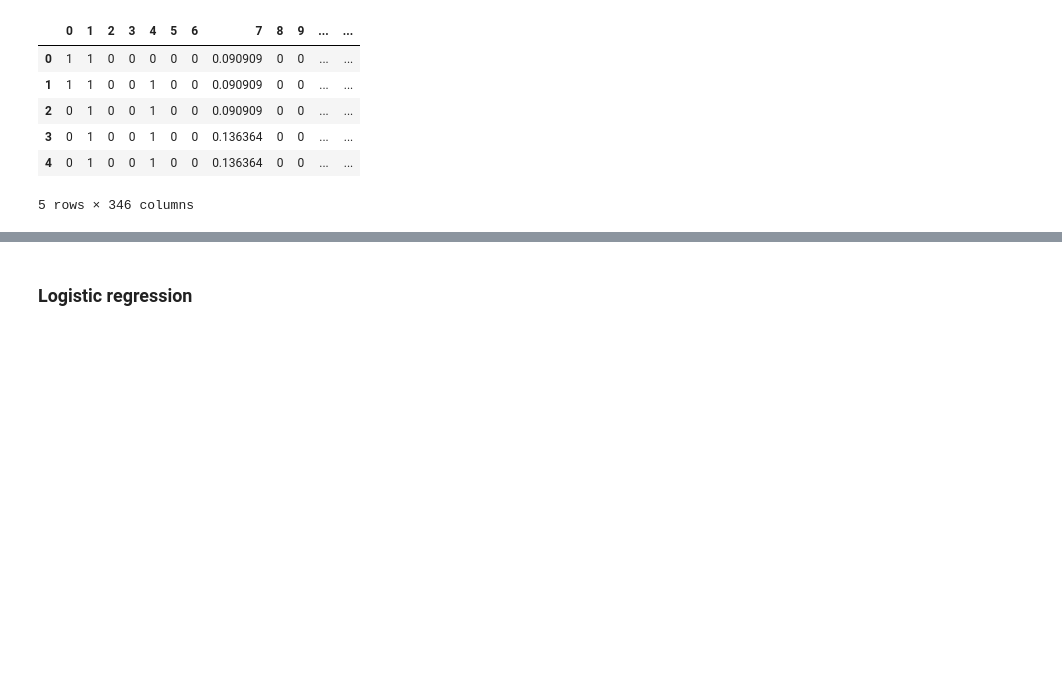
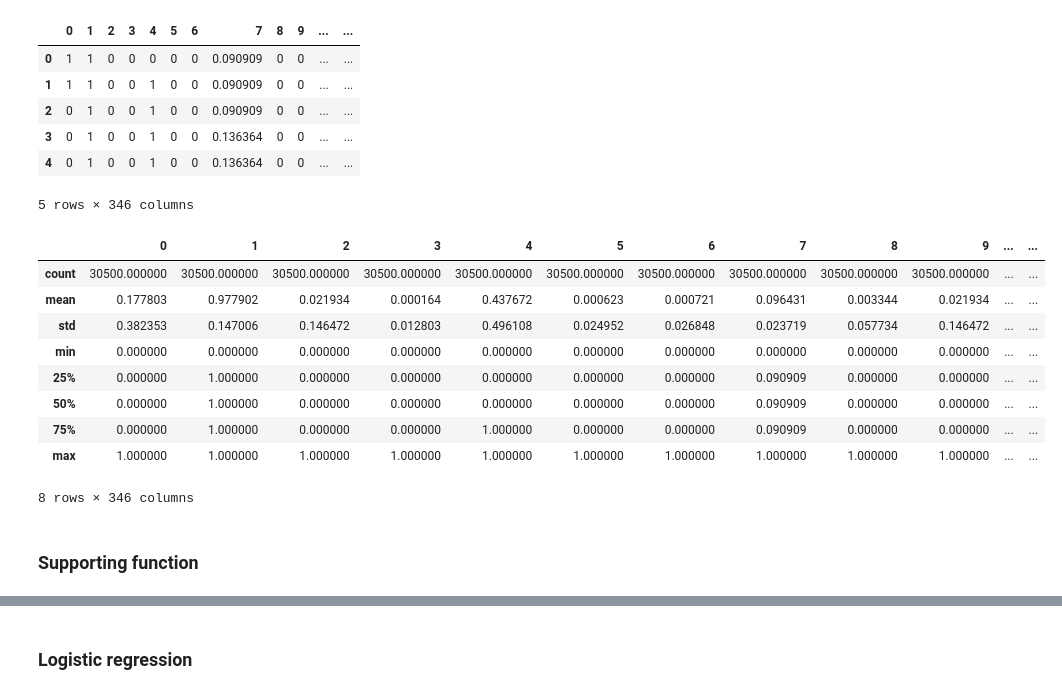
Before and after one commit to k-sobolev/Module_bank_challenge, a Jupyter notebook: Online.ipynb, the cells around one changed output, grey strips where cells are left out. Drawn from its saved outputs; the diff is of its cells as text; code cells hidden in the pictures; blank space fills up the shorter version.

```diff
--- a/Online.ipynb
+++ b/Online.ipynb
@@ -12,6 +14,7 @@ from sklearn.model_selection import train_test_split
 %matplotlib inline
 # %%
 train = pd.read_csv('train.csv', '\t', index_col='Unnamed: 0')
+train = train.drop_duplicates()
 test = pd.read_csv('test.csv', '\t', index_col='Unnamed: 0')
 X = train.drop('0', axis=1).as_matrix()
 y = train['0']
@@ -29,6 +32,21 @@ train.head()
 | 3 | 0 | 1 | 0 | 0 | 1 | 0 | 0 | 0.136364 | 0 | 0 | ... | ... |
 | 4 | 0 | 1 | 0 | 0 | 1 | 0 | 0 | 0.136364 | 0 | 0 | ... | ... |
 5 rows × 346 columns
+# %%
+train.describe()
+# %% [output]
+|  | 0 | 1 | 2 | 3 | 4 | 5 | 6 | 7 | 8 | 9 | ... | ... |
+| count | 30500.000000 | 30500.000000 | 30500.000000 | 30500.000000 | 30500.000000 | 30500.000000 | 30500.000000 | 30500.000000 | 30500.000000 | 30500.000000 | ... | ... |
+| mean | 0.177803 | 0.977902 | 0.021934 | 0.000164 | 0.437672 | 0.000623 | 0.000721 | 0.096431 | 0.003344 | 0.021934 | ... | ... |
+| std | 0.382353 | 0.147006 | 0.146472 | 0.012803 | 0.496108 | 0.024952 | 0.026848 | 0.023719 | 0.057734 | 0.146472 | ... | ... |
+| min | 0.000000 | 0.000000 | 0.000000 | 0.000000 | 0.000000 | 0.000000 | 0.000000 | 0.000000 | 0.000000 | 0.000000 | ... | ... |
+| 25% | 0.000000 | 1.000000 | 0.000000 | 0.000000 | 0.000000 | 0.000000 | 0.000000 | 0.090909 | 0.000000 | 0.000000 | ... | ... |
+| 50% | 0.000000 | 1.000000 | 0.000000 | 0.000000 | 0.000000 | 0.000000 | 0.000000 | 0.090909 | 0.000000 | 0.000000 | ... | ... |
+| 75% | 0.000000 | 1.000000 | 0.000000 | 0.000000 | 1.000000 | 0.000000 | 0.000000 | 0.090909 | 0.000000 | 0.000000 | ... | ... |
+| max | 1.000000 | 1.000000 | 1.000000 | 1.000000 | 1.000000 | 1.000000 | 1.000000 | 1.000000 | 1.000000 | 1.000000 | ... | ... |
+8 rows × 346 columns
 # %%
 from sklearn.model_selection import train_test_split
 X_train, X_validate, y_train, y_validate = train_test_split(X, y, test_size=0.33, random_state=42)
+# %% [markdown]
+### Supporting function
```
Also changed, not shown: parts of 37 cells of this notebook, 11 other files.
